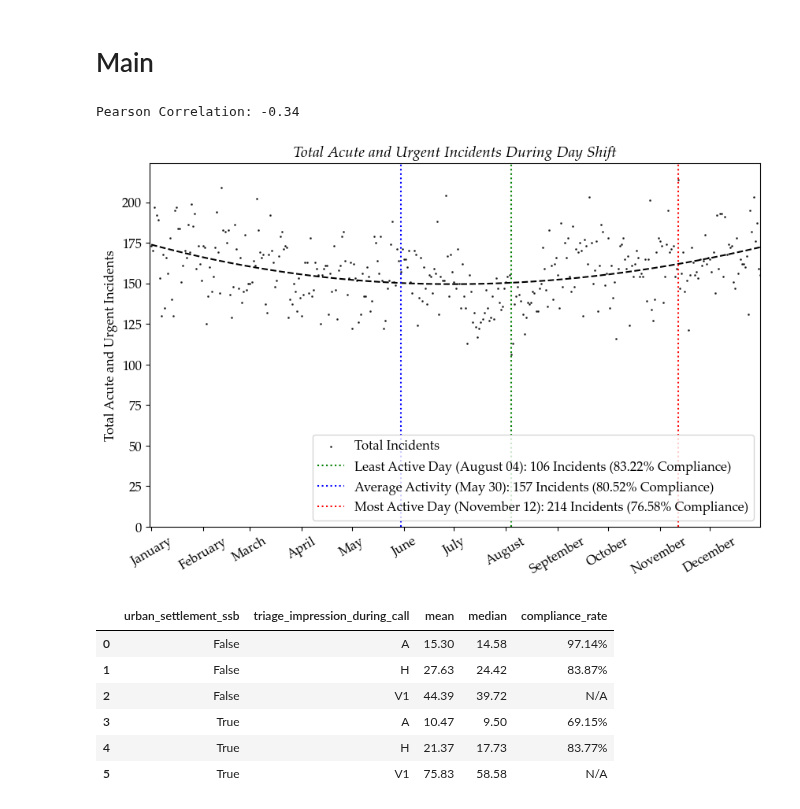
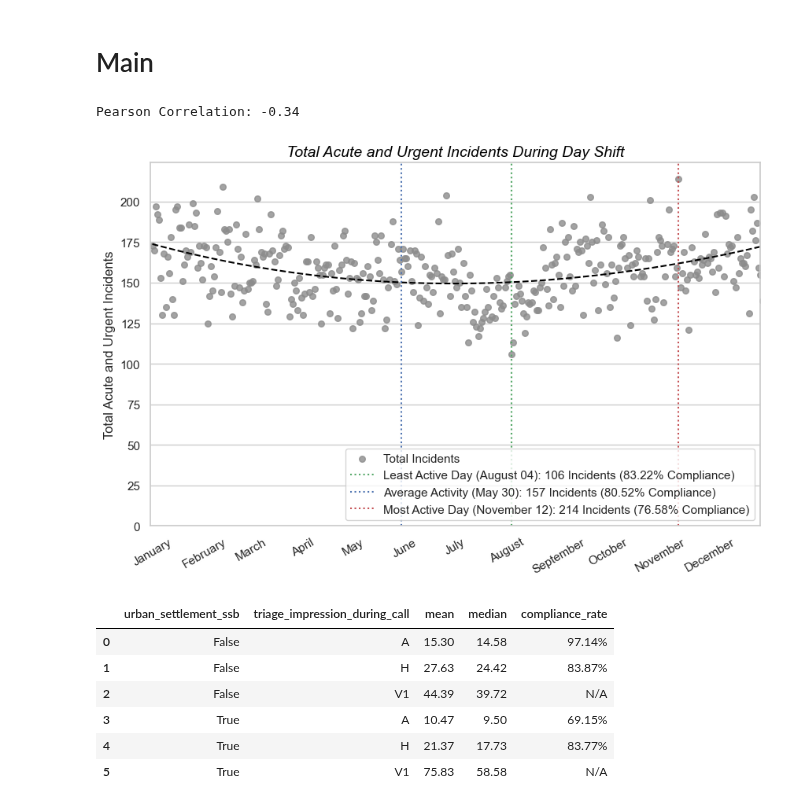
Before and after one commit to Emergency-Optimizers/Data-Processing, a Jupyter notebook: source/analysis/worst_day.ipynb, the cells around one changed output. Saved outputs shown, nothing was run; the diff lists cells and outputs as text; code cells hidden in the pictures.

```diff
--- a/source/analysis/worst_day.ipynb
+++ b/source/analysis/worst_day.ipynb
@@ -233,13 +234,13 @@ def plot_total_incidents_per_day(dataframe: pd.DataFrame, urban: bool = True, li
     }).dropna()
     correlation, _ = scipy.stats.pearsonr(combined_data['total_incidents'], combined_data['compliance_rate'])
     print(f'Pearson Correlation: {correlation:.2f}')
-
+    sns.set(style="whitegrid")
     # plot total incidents
     fig, ax1 = plt.subplots(figsize=(10, 6))
     ax1.scatter(x, y, s=s, alpha=alpha, color=color, label="Total Incidents")
     z = np.polyfit(x, y, degree)
     p = np.poly1d(z)
-    ax1.plot(x, p(x), "--", color='black')
+    ax1.plot(x, p(x), "--", color="black")
 
     # Adjust x-axis to show month names
     month_starts, month_labels = first_day_of_each_month()
@@ -248,9 +249,9 @@ def plot_total_incidents_per_day(dataframe: pd.DataFrame, urban: bool = True, li
     ax1.tick_params(axis='x', labelrotation=30)
     ax1.set_xlim((0, 365))
 
-    ax1.axvline(x=best_day, color='green', linestyle=':', label=f"Least Active Day ({best_day_date}): {total_incidents_per_day[best_day]} Incidents ({compliance_rate[best_day]:.2f}% Compliance)")
-    ax1.axvline(x=average_day, color='blue', linestyle=':', label=f"Average Activity ({average_day_date}): {total_incidents_per_day[average_day]} Incidents ({compliance_rate[average_day]:.2f}% Compliance)")
-    ax1.axvline(x=worst_day, color='red', linestyle=':', label=f"Most Active Day ({worst_day_date}): {total_incidents_per_day[worst_day]} Incidents ({compliance_rate[worst_day]:.2f}% Compliance)")
+    ax1.axvline(x=best_day, color=sns.color_palette("deep")[2], linestyle=':', label=f"Least Active Day ({best_day_date}): {total_incidents_per_day[best_day]} Incidents ({compliance_rate[best_day]:.2f}% Compliance)")
+    ax1.axvline(x=average_day, color=sns.color_palette("deep")[0], linestyle=':', label=f"Average Activity ({average_day_date}): {total_incidents_per_day[average_day]} Incidents ({compliance_rate[average_day]:.2f}% Compliance)")
+    ax1.axvline(x=worst_day, color=sns.color_palette("deep")[3], linestyle=':', label=f"Most Active Day ({worst_day_date}): {total_incidents_per_day[worst_day]} Incidents ({compliance_rate[worst_day]:.2f}% Compliance)")
 
     ax1.set_ylim((0, y.max() + 10))
 
@@ -331,11 +332,11 @@ dataframe = add_info(dataframe)
 # plot_compliance_rate(dataframe, urban=None)
 # plot_compliance_rate(dataframe, urban=True)
 # plot_compliance_rate(dataframe, urban=False)
-# %%
-plot_total_incidents_per_day(dataframe, urban=None)
-# %% [output]
-Pearson Correlation: -0.34
-[figure, removed]
+# %%
+plot_total_incidents_per_day(dataframe, urban=None, s=30, alpha=0.8, color=sns.color_palette("deep")[7])
+# %% [output]
+Pearson Correlation: -0.34
+[figure, added]
 # %%
 analyze_response_by_date(dataframe, specific_date="01-30")
 # %% [output]
```
Also changed, not shown: parts of 1 cell of this notebook, 2 other files.
